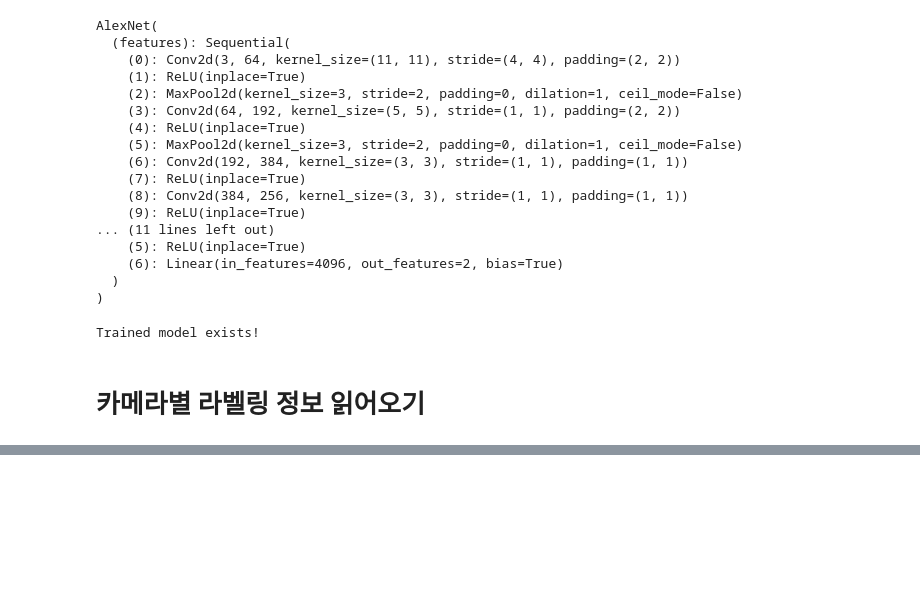
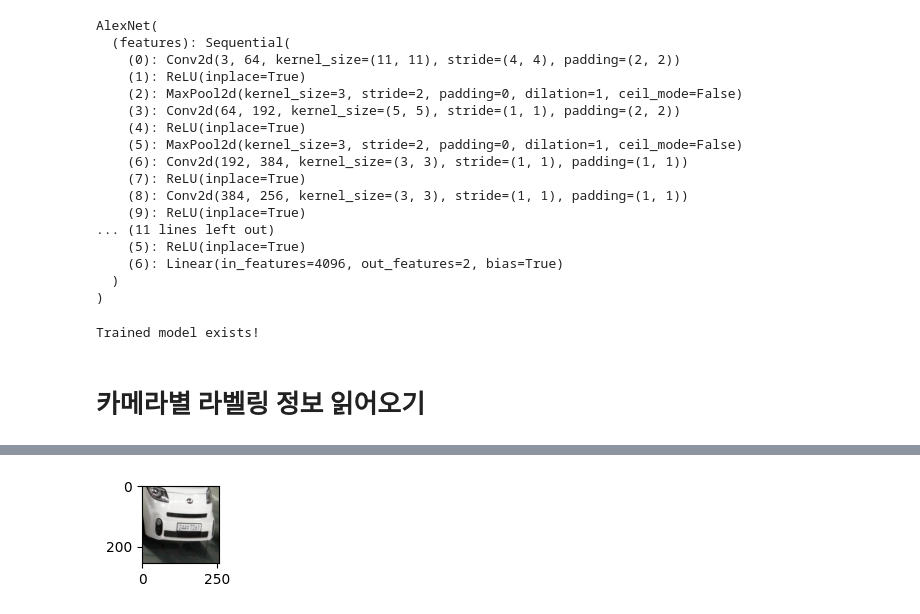
Before and after one commit to hoo223/parking_detection, a Jupyter notebook: share/pkgs/parking_detection/testbed-realtime.ipynb, the cells around one changed output, grey strips where cells are left out. Saved outputs shown, nothing was run; the diff lists cells and outputs as text; code cells hidden in the pictures; blank space fills up the shorter version.

Commit message:
update read frames from folder

```diff
--- a/share/pkgs/parking_detection/testbed-realtime.ipynb
+++ b/share/pkgs/parking_detection/testbed-realtime.ipynb
@@ -139,11 +139,11 @@ gts = []
 for cam in cams:
     cam_attrib = cam.attrib
     cam_id = cam_attrib['id']
-    frame = cam_attrib['name']
-    image_path = os.path.join(path, cam_id, frame)
+    frames = os.listdir(os.path.join(path, cam_id)) #cam_attrib['name']
+    images = [os.path.join(path, cam_id, frame) for frame in frames]
+    print(images)
     image_witdh = cam.attrib.get('width')
     image_height = cam.attrib.get('height')
-    print(image_path)
     bb_points_list = []
     gts = [] # Ground Truth -> 실제 서비스 시에는 없는 정보
 
@@ -162,6 +162,6 @@ for cam in cams:
             bb_points_list.append(bb_points)
             gts.append(0) # Ground Truth -> 실제 서비스 시에는 없는 정보
 
-    cam = {'frame': image_path, 'bb_points_list': bb_points_list, 'gts': gts}
+    cam = {'images': images, 'bb_points_list': bb_points_list, 'gts': gts}
     cam_list[cam_id] = cam
 # %% [output]
@@ -173,45 +173,50 @@ for cam in cams:
 # %%
-result_txt = open(os.path.join(path, 'result.txt'), 'w')
+result_txt = open(os.path.join(path, 'result.txt'), 'w') # 저장용 텍스트 파일 생성
 
 for cam_id in cam_list.keys():
-    msg = 'cam {}\n'.format(cam_id)
+    msg = '\ncam {}\n'.format(cam_id)
     print(msg)
     result_txt.write(msg)
 
-    cam = cam_list[cam_id]
-    src = cv2.imread(cam['frame'], cv2.IMREAD_COLOR) # 약 80ms -> 추후 서비스 시 이 부분을 실제 카메라에서 입력되는 frame으로 변경
+    cam = cam_list[cam_id] # 각 카메라 폴더마다
 
-    for i, bb_points in enumerate(cam['bb_points_list']): # 각 주차면마다 # 한 loop당 약 0.5ms
-        gt = cam['gts'][i] # Ground Truth -> 실제 서비스 시에는 없는 정보
-
-        # Patch 추출
-        srcPoint = np.float32([bb_points[3], bb_points[2], bb_points[1] , bb_points[0]]) # 변환 전 4개 좌표
-        dstPoint = np.array([[0, 0], [256, 0], [256, 256], [0, 256]], dtype=np.float32) # 변환 후 4개 좌표
-        matrix = cv2.getPerspectiveTransform(srcPoint, dstPoint) # Perspective transformation 생성
-        patch_img = cv2.warpPerspective(src, matrix, (256, 256)) # 변환
-
-        # 이미지 출력
-        #plt.imshow(patch_img)
-        #plt.show()
-
-        # 이미지 전처리
-        img_preprocessed = data_transforms['test'](patch_img).to(DEVICE) # 약 0.3ms [3, 256, 256]
-        img_preprocessed = img_preprocessed[None, :] # [1, 3, 256, 256]
-
-        # Inference
-        output = model(img_preprocessed) # 각 클래스 확률 값 # 약 0.8ms for 1 image
-        prediction = output.max(1, keepdim = True)[1] # 예측하는 클래스 번호
-
-        # 결과 비교
-        result = prediction.eq(torch.Tensor([gt]).to(DEVICE).view_as(prediction))
-
-        if ~result: # 틀림
-            msg = "[incorrect] pred: {} gt: {}, result: {}\n".format(prediction.cpu().numpy()[0][0], gt, result.cpu().numpy()[0][0])
-        else: # 맞음
-            msg = "[correct] pred: {} gt: {}, result: {}\n".format(prediction.cpu().numpy()[0][0], gt, result.cpu().numpy()[0][0])
-
+    for image in cam['images']:
+        src = cv2.imread(image, cv2.IMREAD_COLOR) # 약 80ms -> 추후 서비스 시 이 부분을 실제 카메라에서 입력되는 frame으로 변경
+        msg = '\nframe: {}\n'.format(image)
         print(msg)
         result_txt.write(msg)
+        for i, bb_points in enumerate(cam['bb_points_list']): # 각 주차면마다 # 한 loop당 약 0.5ms
+            gt = cam['gts'][i] # Ground Truth -> 실제 서비스 시에는 없는 정보
+
+            # Patch 추출
+            srcPoint = np.float32([bb_points[3], bb_points[2], bb_points[1] , bb_points[0]]) # 변환 전 4개 좌표
+            dstPoint = np.array([[0, 0], [256, 0], [256, 256], [0, 256]], dtype=np.float32) # 변환 후 4개 좌표
+            matrix = cv2.getPerspectiveTransform(srcPoint, dstPoint) # Perspective transformation 생성
+            patch_img = cv2.warpPerspective(src, matrix, (256, 256)) # 변환
+
+            # 이미지 출력
+            plt.figure(figsize=(1, 1))
+            plt.imshow(patch_img)
+            plt.show()
+
+            # 이미지 전처리
+            img_preprocessed = data_transforms['test'](patch_img).to(DEVICE) # 약 0.3ms [3, 256, 256]
+            img_preprocessed = img_preprocessed[None, :] # [1, 3, 256, 256]
+
+            # Inference
+            output = model(img_preprocessed) # 각 클래스 확률 값 # 약 0.8ms for 1 image
+            prediction = output.max(1, keepdim = True)[1] # 예측하는 클래스 번호
+
+            # 결과 비교
+            result = prediction.eq(torch.Tensor([gt]).to(DEVICE).view_as(prediction))
+
+            if ~result: # 틀림
+                msg = "[incorrect] pred: {} gt: {}, result: {}\n".format(prediction.cpu().numpy()[0][0], gt, result.cpu().numpy()[0][0])
+            else: # 맞음
+                msg = "[correct] pred: {} gt: {}, result: {}\n".format(prediction.cpu().numpy()[0][0], gt, result.cpu().numpy()[0][0])
+
+            print(msg)
+            result_txt.write(msg)
 
 result_txt.close()
 # %% [output]
@@ -234,0 +227 @@ cam 58
+[figure, added]
```
Also changed, not shown: parts of 5 cells of this notebook, 1 other file.
